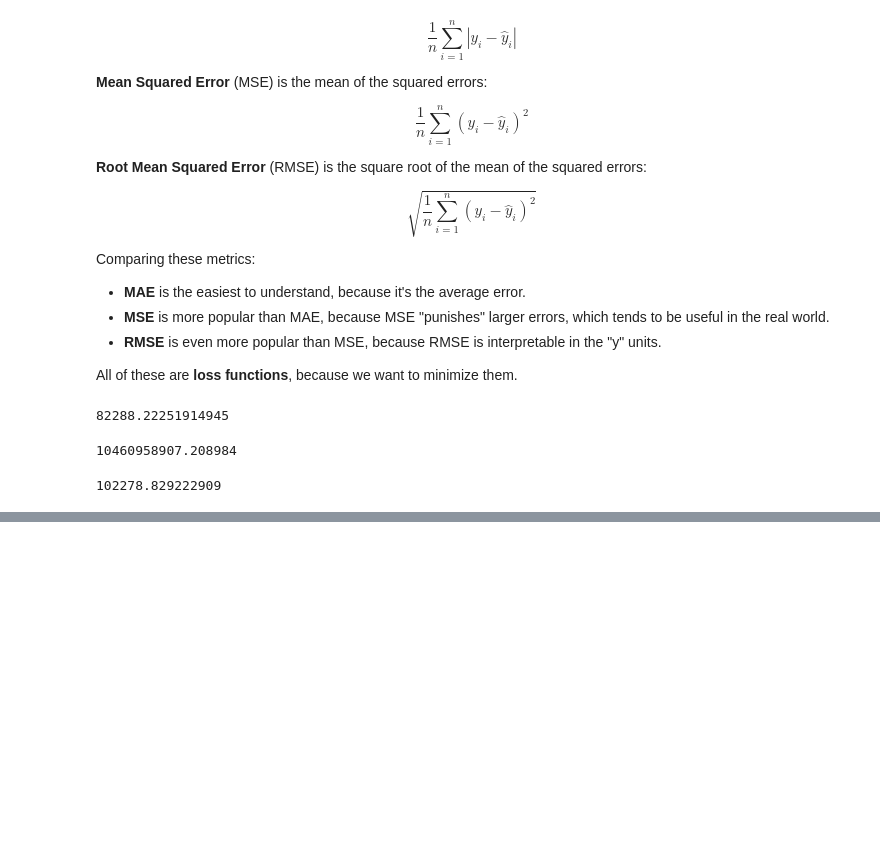
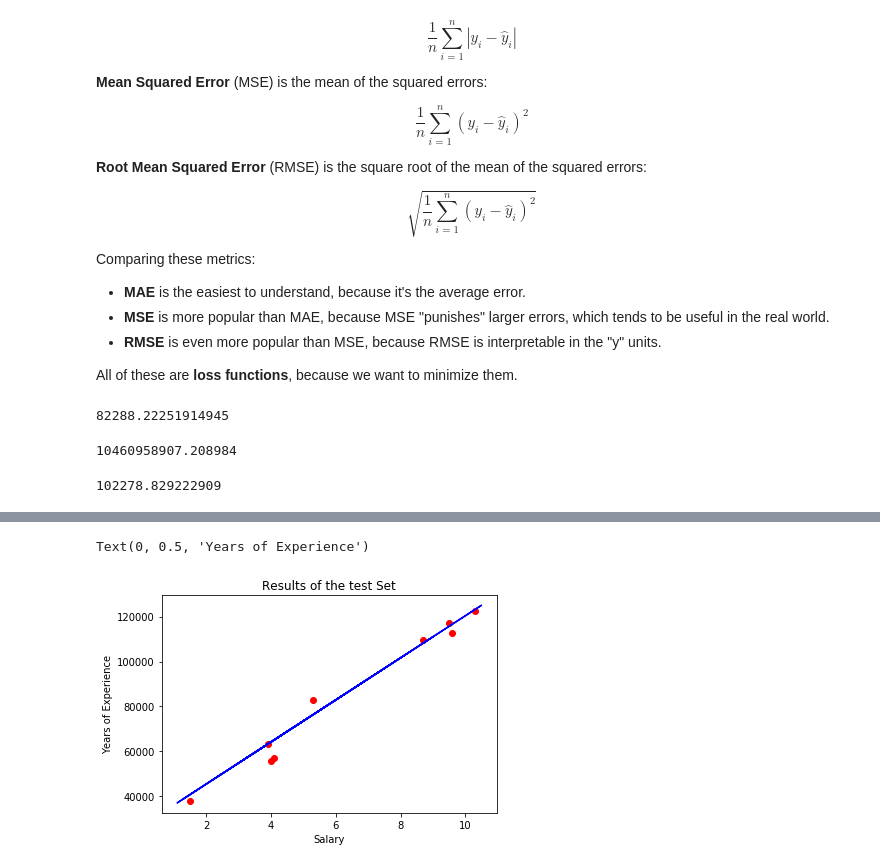
Before and after one commit to lunarburrito/ML_with_Python, a Jupyter notebook: Regression/Regression.ipynb, the cells around one changed output, grey strips where cells are left out. Drawn from its saved outputs; the diff is of its cells as text; code cells hidden in the pictures; blank space fills up the shorter version.

```diff
--- a/Regression/LinearRegression.ipynb
+++ b/Regression/Regression.ipynb
@@ -166,0 +216,10 @@ np.sqrt(metrics.mean_squared_error(y_test,predictions))
+# %%
+plt.scatter(X_test,y_test,color = 'red')
+#plt.plot(X_test,y_pred,color = 'blue') We can actually leave the same plot as calculated on training set !
+plt.plot(X_train,reg.predict(X_train),color = 'blue')
+plt.title("Results of the test Set")
+plt.xlabel("Salary")
+plt.ylabel("Years of Experience")
+# %% [output]
+Text(0, 0.5, 'Years of Experience')
+[figure, added]
```
Also changed, not shown: parts of 63 cells of this notebook.
